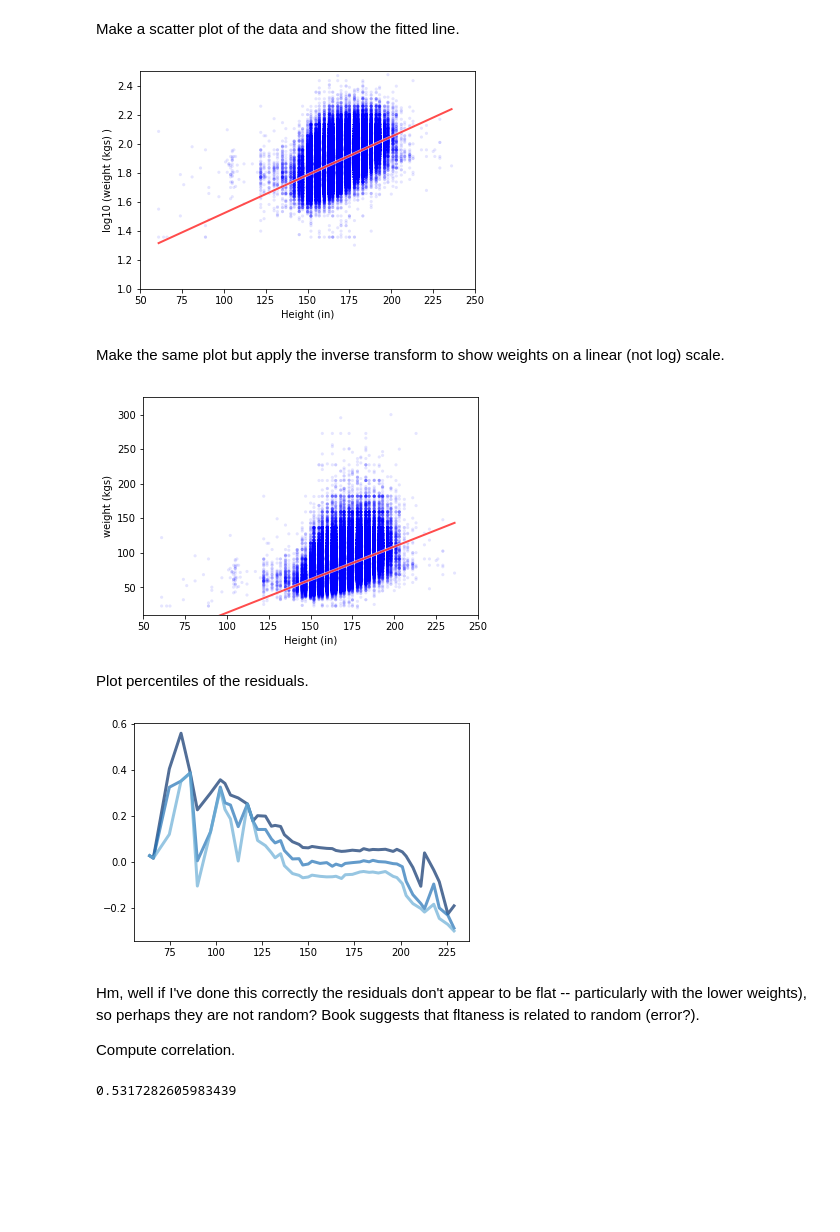
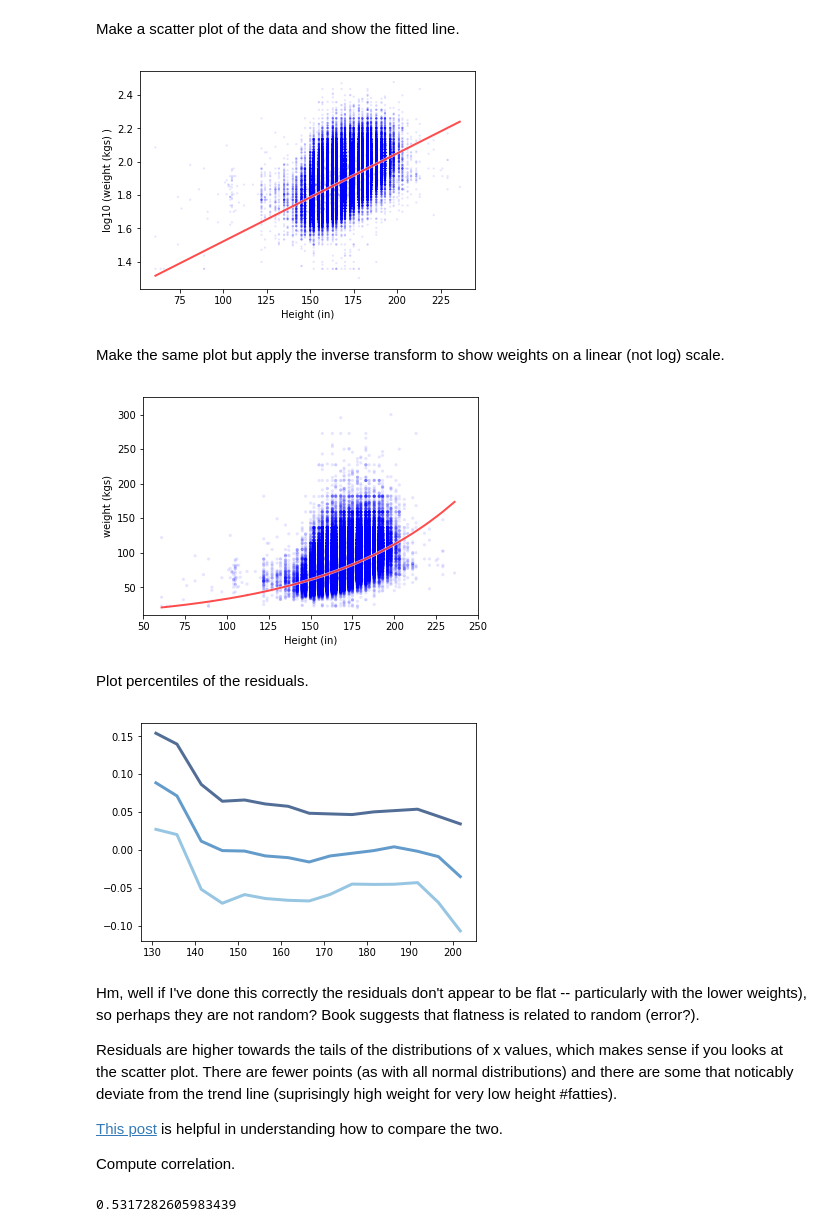
Before and after one commit to ijmiller2/ThinkStats2, a Jupyter notebook: code/chap10ex.ipynb, the cells around one changed output. Saved outputs shown, nothing was run; the diff lists cells and outputs as text; code cells hidden in the pictures; blank space fills up the shorter version.

```diff
--- a/code/chap10ex.ipynb
+++ b/code/chap10ex.ipynb
@@ -405,30 +438,34 @@ Make a scatter plot of the data and show the fitted line.
 # %%
 fit_xs, fit_ys = FitLine(heights, inter, slope)
 
-thinkplot.Scatter(heights, log_weights, color='blue', alpha=0.1, s=10)
+thinkplot.Scatter(heights, log_weights, color='blue', alpha=0.1, s=5)
 thinkplot.Plot(fit_xs, fit_ys, color='white', linewidth=3)
 thinkplot.Plot(fit_xs, fit_ys, color='red', linewidth=2)
 thinkplot.Config(xlabel="Height (in)",
-                 ylabel='log10 (weight (kgs) )',
-                 axis=[50, 250, 1, 2.5],
-                 legend=False)
+                 ylabel='log10 (weight (kgs) )',)
+                 #axis=[50, 250, 1, 2.5],
+                 #legend=False)
 # %% [output]
-[figure, old version]
+[figure, new version]
 # %% [markdown]
 Make the same plot but apply the inverse transform to show weights on a linear (not log) scale.
 # %%
-inter, slope = LeastSquares(heights, weights)
-fit_xs, fit_ys = FitLine(heights, inter, slope)
+#fit_xs, fit_ys = FitLine(heights, inter, slope)
+thinkplot.Scatter(heights, weights, color='blue', alpha=0.1, s=10)
 
-thinkplot.Scatter(heights, weights, color='blue', alpha=0.1, s=10)
-thinkplot.Plot(fit_xs, fit_ys, color='white', linewidth=3)
-thinkplot.Plot(fit_xs, fit_ys, color='red', linewidth=2)
+thinkplot.Plot(fit_xs, 10**fit_ys, color='white', linewidth=3)
+thinkplot.Plot(fit_xs, 10**fit_ys, color='red', linewidth=2)
 thinkplot.Config(xlabel="Height (in)",
                  ylabel='weight (kgs)',
                  axis=[50, 250, 10, 325],
                  legend=False)
+
+#thinkplot.Scatter(heights, weights, alpha=0.01, s=5)
+#fxs, fys = thinkstats2.FitLine(heights, inter, slope)
+#thinkplot.Plot(fxs, 10**fys, color='red') #Inverse transform of log - take power to the base, in this case 10
+#thinkplot.Config(xlabel='Height (cm)', ylabel='Weight (kg)', legend=False)
 # %% [output]
-[figure, old version]
+[figure, new version]
 # %% [markdown]
 Plot percentiles of the residuals.
 # %%
@@ -440,10 +477,16 @@ fit_xs, fit_ys = FitLine(heights, inter, slope)
 df['residual'] = thinkstats2.Residuals(heights, log_weights, inter, slope)
 
 bins = np.arange(50, 250, 3) #Basically creating three groups across x-axis range
+
+#Downy's solution
+bins = np.arange(130, 210, 5) #Why'd he choose this range? Omits a lot of the nastiness on either side
+
 indices = np.digitize(df.htm3, bins)
 groups = df.groupby(indices)
 
 height_means = [group.htm3.mean() for _, group in groups][1:-1]
+
+#Create cdfs for
 cdfs = [thinkstats2.Cdf(group.residual) for _, group in groups][1:-1]
 
 thinkplot.PrePlot(3)
@@ -457,9 +500,13 @@ for percent in [75, 50, 25]:
 #Reset weights variable - 'weights' used above in for loop
 weights = df.wtkg2
 # %% [output]
-[figure, old version]
+[figure, new version]
 # %% [markdown]
-Hm, well if I've done this correctly the residuals don't appear to be flat -- particularly with the lower weights), so perhaps they are not random? Book suggests that fltaness is related to random (error?).
+Hm, well if I've done this correctly the residuals don't appear to be flat -- particularly with the lower weights), so perhaps they are not random? Book suggests that flatness is related to random (error?).
+
+Residuals are higher towards the tails of the distributions of x values, which makes sense if you looks at the scatter plot. There are fewer points (as with all normal distributions) and there are some that noticably deviate from the trend line (suprisingly high weight for very low height #fatties).
+
+[This post](https://math.stackexchange.com/questions/834681/when-residual-standard-error-is-equal-to-standard-deviation-of-dependent-variabl) is helpful in understanding how to compare the two.
 
 Compute correlation.
 # %%
```
Also changed, not shown: parts of 36 cells of this notebook.
